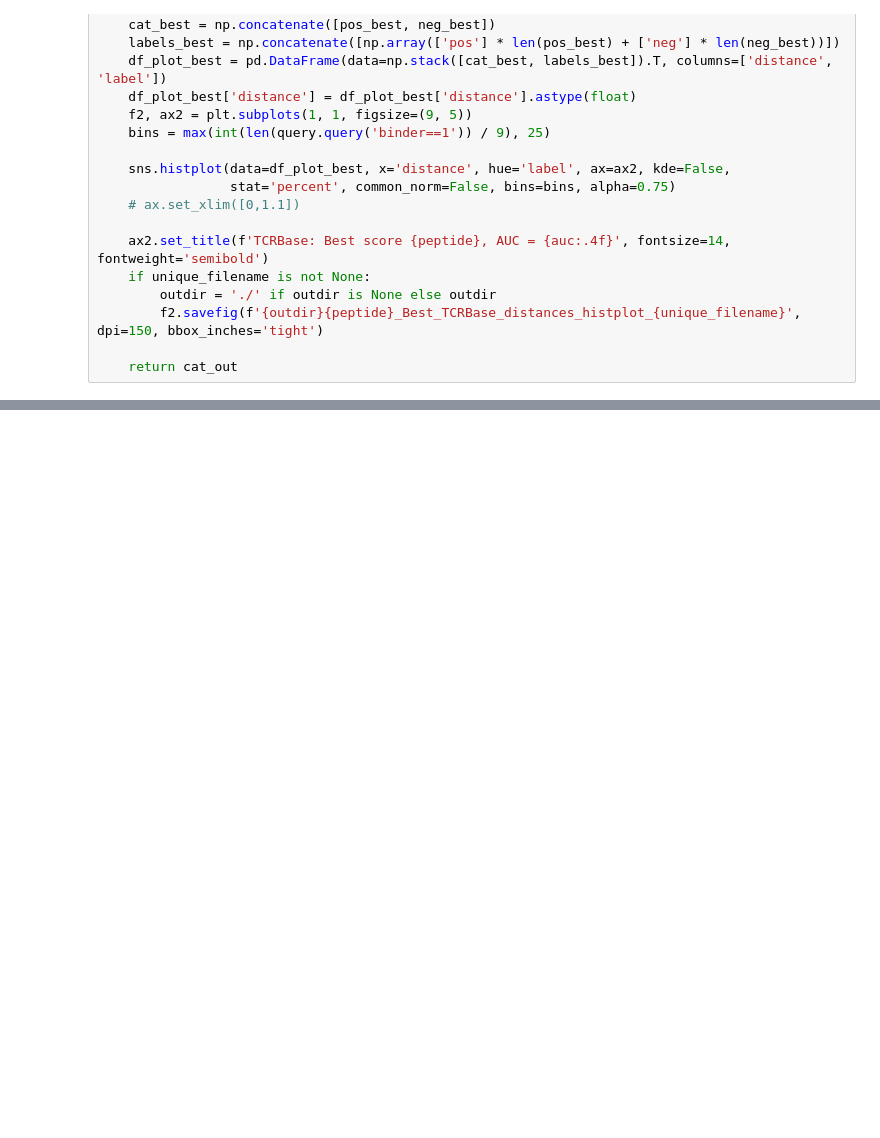
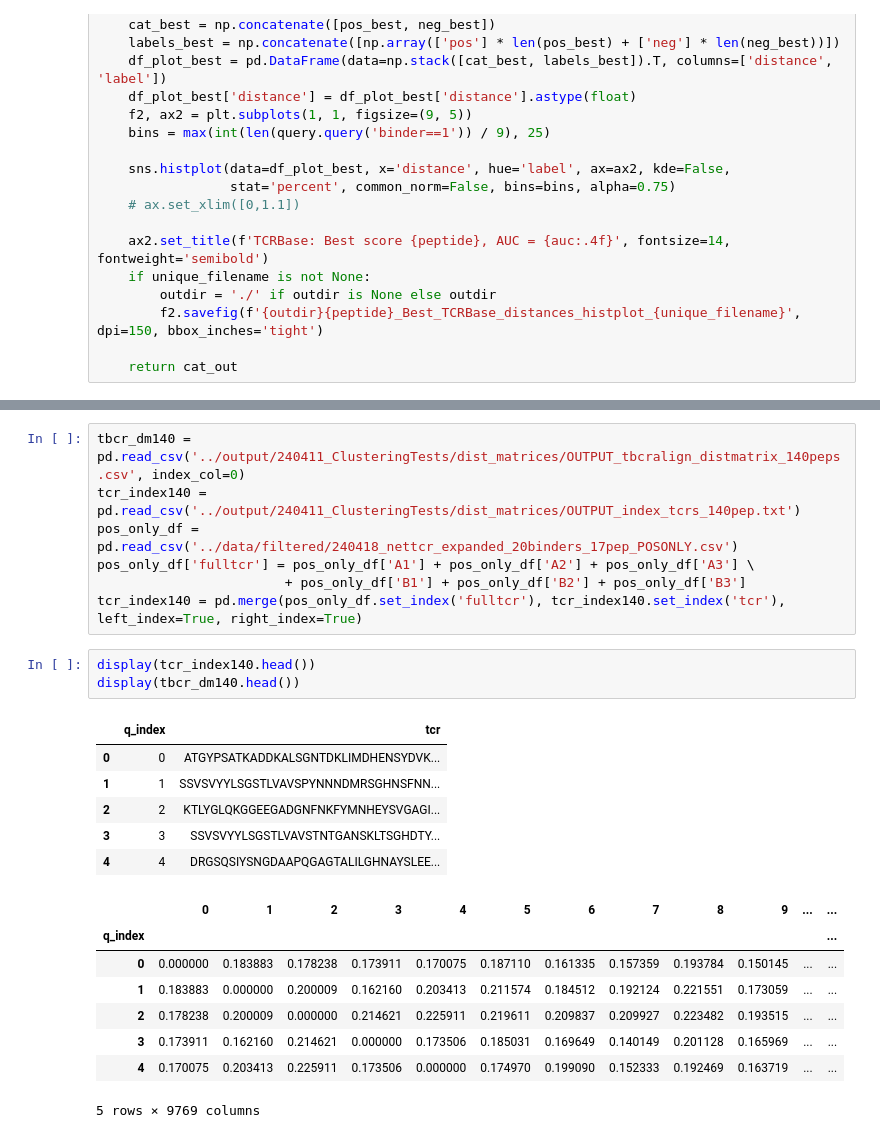
Before and after one commit to richieYT-wan/tclustr, a Jupyter notebook: notebooks/240422_LeavePepOutResults.ipynb, the cells around one changed output, grey strips where cells are left out. Drawn from its saved outputs; the diff is of its cells as text; blank space fills up the shorter version.

```diff
--- a/notebooks/240422_LeavePepOutResults.ipynb
+++ b/notebooks/240422_LeavePepOutResults.ipynb
@@ -308,0 +339,25 @@ def do_tcrbase_and_histplots_local(dist_matrix, peptide, f=None, ax=None, unique
+# %%
+tbcr_dm140 = pd.read_csv('../output/240411_ClusteringTests/dist_matrices/OUTPUT_tbcralign_distmatrix_140peps.csv', index_col=0)
+tcr_index140 = pd.read_csv('../output/240411_ClusteringTests/dist_matrices/OUTPUT_index_tcrs_140pep.txt')
+pos_only_df = pd.read_csv('../data/filtered/240418_nettcr_expanded_20binders_17pep_POSONLY.csv')
+pos_only_df['fulltcr'] = pos_only_df['A1'] + pos_only_df['A2'] + pos_only_df['A3'] \
+                        + pos_only_df['B1'] + pos_only_df['B2'] + pos_only_df['B3']
+tcr_index140 = pd.merge(pos_only_df.set_index('fulltcr'), tcr_index140.set_index('tcr'), left_index=True, right_index=True)
+# %%
+display(tcr_index140.head())
+display(tbcr_dm140.head())
+# %% [output]
+|  | q_index | tcr |
+| 0 | 0 | ATGYPSATKADDKALSGNTDKLIMDHENSYDVK... |
+| 1 | 1 | SSVSVYYLSGSTLVAVSPYNNNDMRSGHNSFNN... |
+| 2 | 2 | KTLYGLQKGGEEGADGNFNKFYMNHEYSVGAGI... |
+| 3 | 3 | SSVSVYYLSGSTLVAVSTNTGANSKLTSGHDTY... |
+| 4 | 4 | DRGSQSIYSNGDAAPQGAGTALILGHNAYSLEE... |
+|  | 0 | 1 | 2 | 3 | 4 | 5 | 6 | 7 | 8 | 9 | ... | ... |
+| q_index |  |  |  |  |  |  |  |  |  |  |  | ... |
+| 0 | 0.000000 | 0.183883 | 0.178238 | 0.173911 | 0.170075 | 0.187110 | 0.161335 | 0.157359 | 0.193784 | 0.150145 | ... | ... |
+| 1 | 0.183883 | 0.000000 | 0.200009 | 0.162160 | 0.203413 | 0.211574 | 0.184512 | 0.192124 | 0.221551 | 0.173059 | ... | ... |
+| 2 | 0.178238 | 0.200009 | 0.000000 | 0.214621 | 0.225911 | 0.219611 | 0.209837 | 0.209927 | 0.223482 | 0.193515 | ... | ... |
+| 3 | 0.173911 | 0.162160 | 0.214621 | 0.000000 | 0.173506 | 0.185031 | 0.169649 | 0.140149 | 0.201128 | 0.165969 | ... | ... |
+| 4 | 0.170075 | 0.203413 | 0.225911 | 0.173506 | 0.000000 | 0.174970 | 0.199090 | 0.152333 | 0.192469 | 0.163719 | ... | ... |
+5 rows × 9769 columns
```
Also changed, not shown: parts of 15 cells of this notebook, 9 other files.
